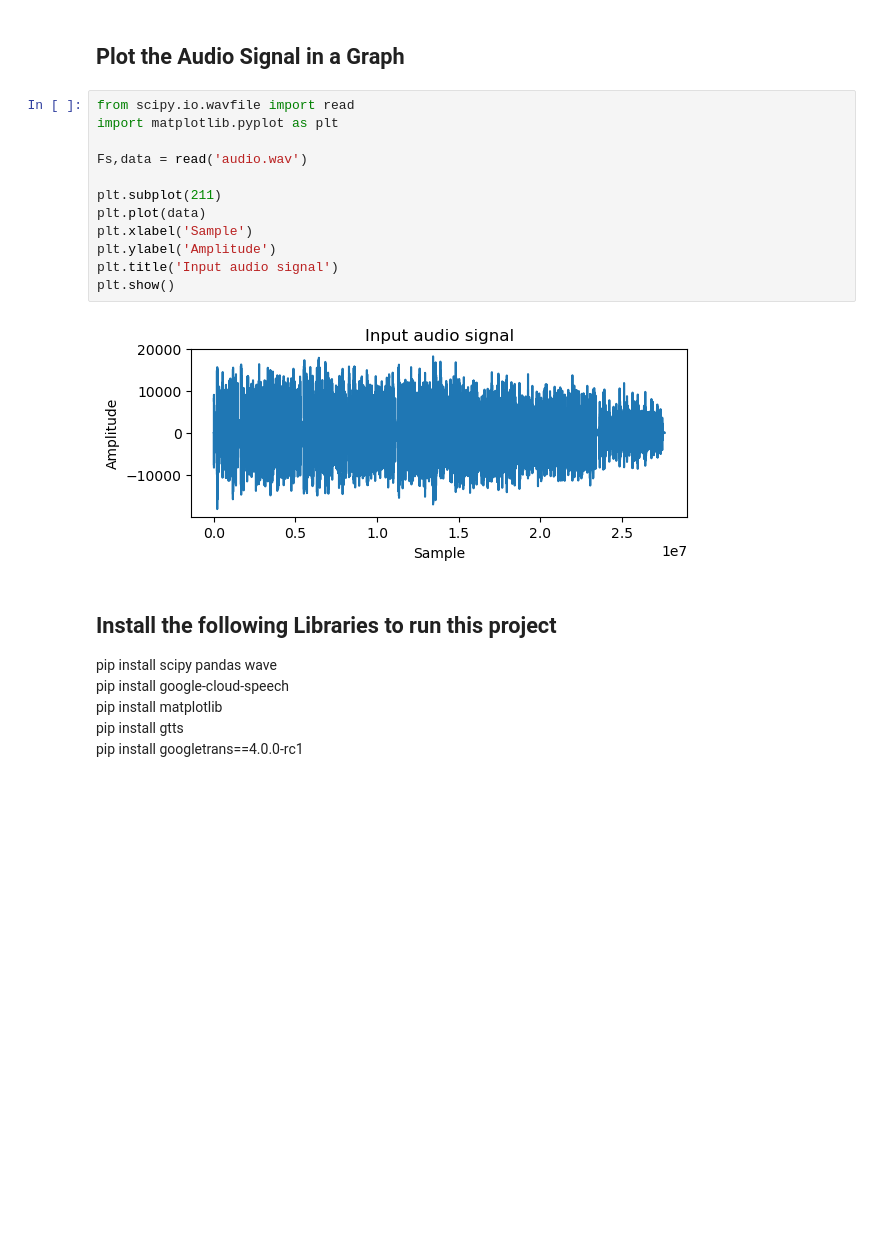
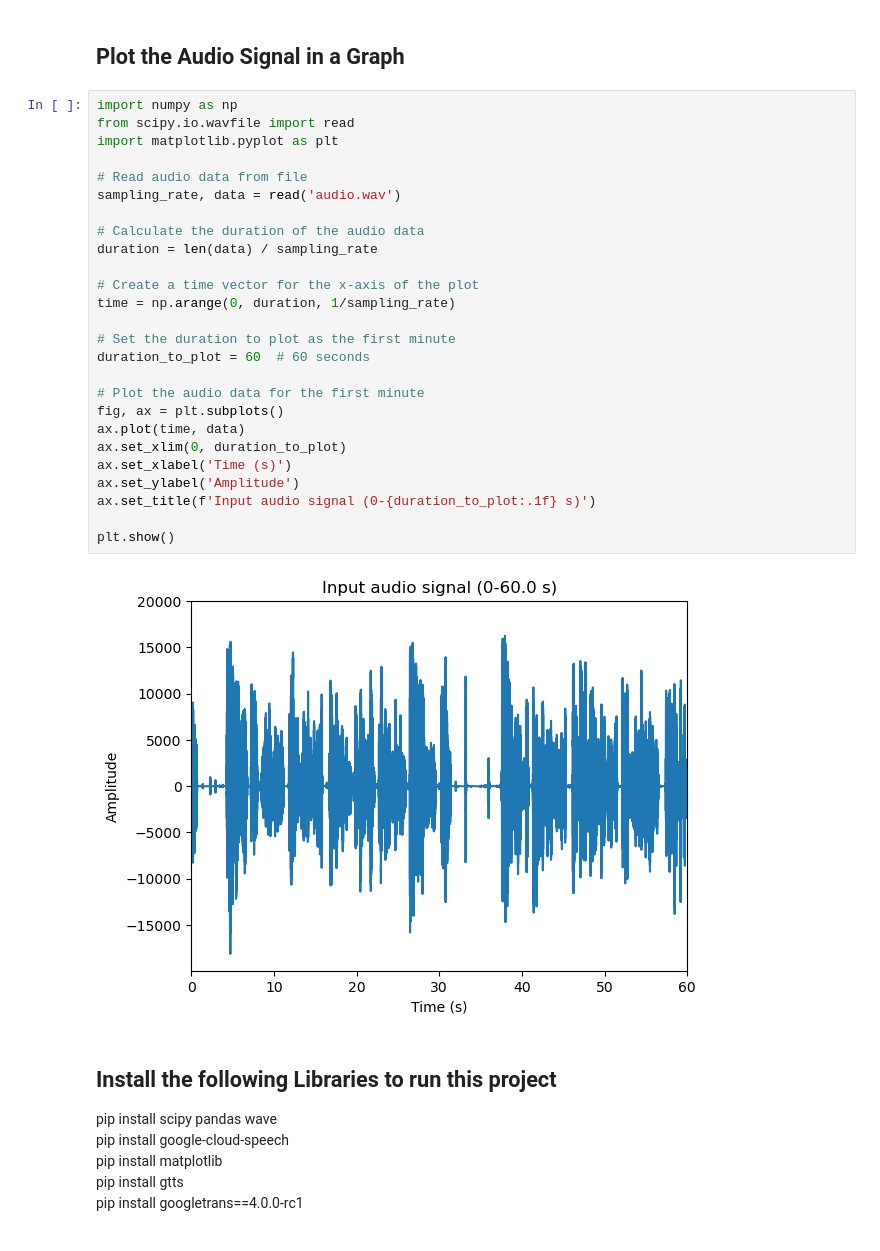
Before and after one commit to Sidharth-Prabhakaran/SpeechRecognition, a Jupyter notebook: CSIS4260-Project.ipynb, the cells around one changed output. Saved outputs shown, nothing was run; the diff lists cells and outputs as text; blank space fills up the shorter version.

Commit message:
audio conversion

```diff
--- a/CSIS4260-Project.ipynb
+++ b/CSIS4260-Project.ipynb
@@ -164,19 +174,33 @@ tts.save("TurkishAudio.mp3")
 # %% [markdown]
 ## Plot the Audio Signal in a Graph
 # %%
+import numpy as np
 from scipy.io.wavfile import read
 import matplotlib.pyplot as plt
 
-Fs,data = read('audio.wav')
+# Read audio data from file
+sampling_rate, data = read('audio.wav')
 
-plt.subplot(211)
-plt.plot(data)
-plt.xlabel('Sample')
-plt.ylabel('Amplitude')
-plt.title('Input audio signal')
+# Calculate the duration of the audio data
+duration = len(data) / sampling_rate
+
+# Create a time vector for the x-axis of the plot
+time = np.arange(0, duration, 1/sampling_rate)
+
+# Set the duration to plot as the first minute
+duration_to_plot = 60  # 60 seconds
+
+# Plot the audio data for the first minute
+fig, ax = plt.subplots()
+ax.plot(time, data)
+ax.set_xlim(0, duration_to_plot)
+ax.set_xlabel('Time (s)')
+ax.set_ylabel('Amplitude')
+ax.set_title(f'Input audio signal (0-{duration_to_plot:.1f} s)')
+
 plt.show()
 # %% [output]
-[figure, old version]
+[figure, new version]
 # %% [markdown]
 ## Install the following Libraries to run this project
 pip install scipy pandas wave <br>
```
Also changed, not shown: parts of 6 cells of this notebook, 1 other file.
